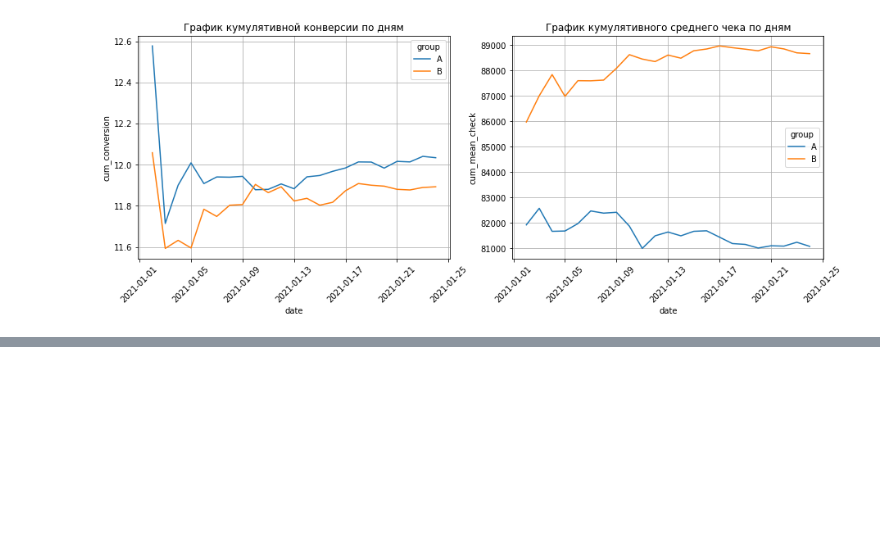
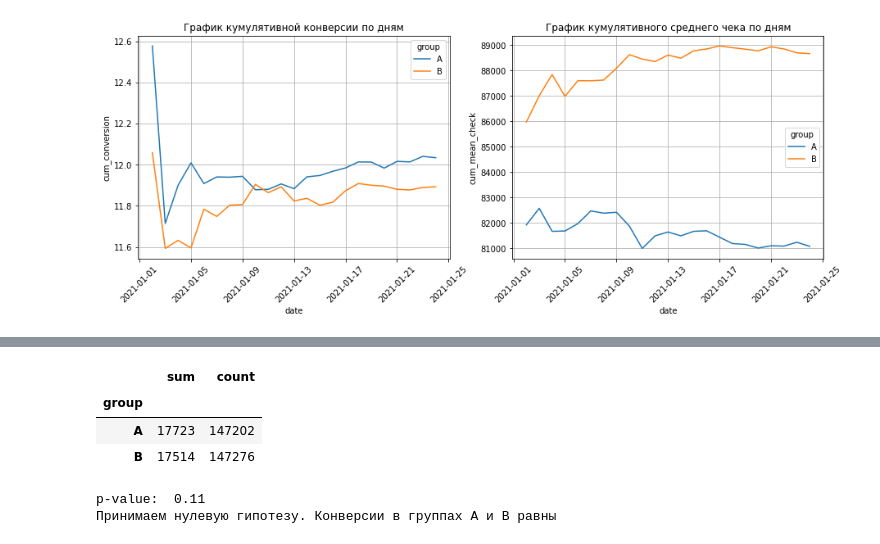
Before and after one commit to d3enjan/sf_data_science, a Jupyter notebook: skillfactory/EDA-5. A-B-тестирование/7. Закрепление знаний.ipynb, the cells around one changed output, grey strips where cells are left out. Drawn from its saved outputs; the diff is of its cells as text; code cells hidden in the pictures; blank space fills up the shorter version.

```diff
--- a/skillfactory/EDA-5. A-B-тестирование/7. Закрепление знаний.ipynb
+++ b/skillfactory/EDA-5. A-B-тестирование/7. Закрепление знаний.ipynb
@@ -214,0 +229,32 @@ axes[1].grid(True);
+# %%
+data_ztest
+# %% [output]
+|  | sum | count |
+| group |  |  |
+| A | 17723 | 147202 |
+| B | 17514 | 147276 |
+# %%
+# нулевая и альтернативная гипотезы
+H0 = 'Конверсии в группах А и B равны'
+H1 = 'Конверсия в группе А выше, чем конверсия в группе B'
+alpha = 0.05 # уровень значимости
+# вычисляем значение p-value для z-теста для пропорций
+_, p_value = proportions_ztest(
+    count=data_ztest['sum'], #число "успехов"
+    nobs=data_ztest['count'], #общее число наблюдений
+    alternative='larger',
+)
+# выводим результат на экран
+print('p-value: ', round(p_value, 2))
+# сравниваем полученное p-value с уровнем значимости
+if (p_value < alpha):
+    print("Отвергаем нулевую гипотезу. {}".format(H0))
+    print("Альтернативная гипотеза. H1: {}".format(H1))
+else:
+    print("Принимаем нулевую гипотезу. {}".format(H0))
+
+# p-value:  0.1
+# Принимаем нулевую гипотезу. Конверсии в группах А и B равны
+# %% [output]
+p-value:  0.11
+Принимаем нулевую гипотезу. Конверсии в группах А и B равны
```
Also changed, not shown: parts of 9 cells of this notebook, 1 other file.
